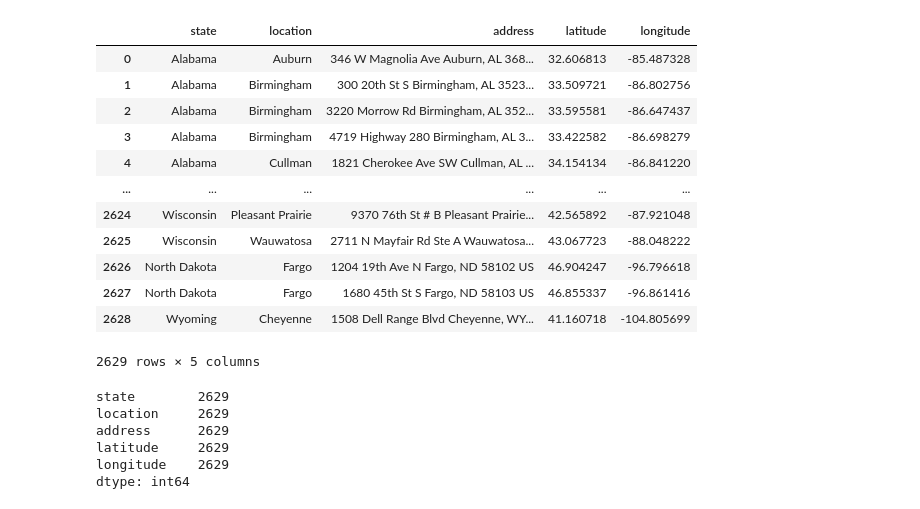
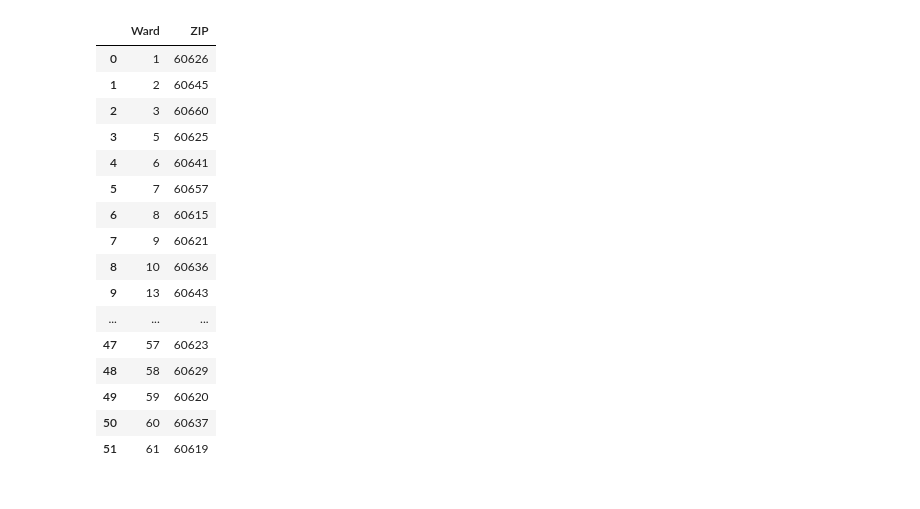
Before and after one commit to mmcdan13/capstone_project, a Jupyter notebook: Chipotle_Crime_Data_Cleaning.ipynb, the cells around one changed output. Drawn from its saved outputs; the diff is of its cells as text; code cells hidden in the pictures.

```diff
--- a/Chipotle_Crime_Data_Cleaning.ipynb
+++ b/Chipotle_Crime_Data_Cleaning.ipynb
@@ -4,36 +4,29 @@ import pandas as pd
 import os
 # %%
 # Loading Files"
-chipotle_locations_to_load = os.path.join("Resources","chipotle_stores.csv")
 crime_data_to_load = os.path.join("Resources","2020_crime.csv")
+chicago_zip_data_to_load= os.path.join("Resources", "chicago_zip_ward.csv")
-# %%
-
-#create panda dataframes
-chipotle_location_df = pd.read_csv(chipotle_locations_to_load)
-chipotle_location_df
-# %% [output]
-|  | state | location | address | latitude | longitude |
-| 0 | Alabama | Auburn | 346 W Magnolia Ave Auburn, AL 368... | 32.606813 | -85.487328 |
-| 1 | Alabama | Birmingham | 300 20th St S Birmingham, AL 3523... | 33.509721 | -86.802756 |
-| 2 | Alabama | Birmingham | 3220 Morrow Rd Birmingham, AL 352... | 33.595581 | -86.647437 |
-| 3 | Alabama | Birmingham | 4719 Highway 280 Birmingham, AL 3... | 33.422582 | -86.698279 |
-| 4 | Alabama | Cullman | 1821 Cherokee Ave SW Cullman, AL ... | 34.154134 | -86.841220 |
-| ... | ... | ... | ... | ... | ... |
-| 2624 | Wisconsin | Pleasant Prairie | 9370 76th St # B Pleasant Prairie... | 42.565892 | -87.921048 |
-| 2625 | Wisconsin | Wauwatosa | 2711 N Mayfair Rd Ste A Wauwatosa... | 43.067723 | -88.048222 |
-| 2626 | North Dakota | Fargo | 1204 19th Ave N Fargo, ND 58102 US | 46.904247 | -96.796618 |
-| 2627 | North Dakota | Fargo | 1680 45th St S Fargo, ND 58103 US | 46.855337 | -96.861416 |
-| 2628 | Wyoming | Cheyenne | 1508 Dell Range Blvd Cheyenne, WY... | 41.160718 | -104.805699 |
-2629 rows × 5 columns
-# %%
-chipotle_location_df.count()
-# %% [output]
-state        2629
-location     2629
-address      2629
-latitude     2629
-longitude    2629
-dtype: int64
+# %%
+ward_zip_df = pd.read_csv(chicago_zip_data_to_load)
+ward_zip_df
+# %% [output]
+|  | Ward | ZIP |
+| 0 | 1 | 60626 |
+| 1 | 2 | 60645 |
+| 2 | 3 | 60660 |
+| 3 | 5 | 60625 |
+| 4 | 6 | 60641 |
+| 5 | 7 | 60657 |
+| 6 | 8 | 60615 |
+| 7 | 9 | 60621 |
+| 8 | 10 | 60636 |
+| 9 | 13 | 60643 |
+| ... | ... | ... |
+| 47 | 57 | 60623 |
+| 48 | 58 | 60629 |
+| 49 | 59 | 60620 |
+| 50 | 60 | 60637 |
+| 51 | 61 | 60619 |
 # %%
 crime_df = pd.read_csv(crime_data_to_load)
 crime_df
```
Also changed, not shown: parts of 4 cells of this notebook, 3 other files.
